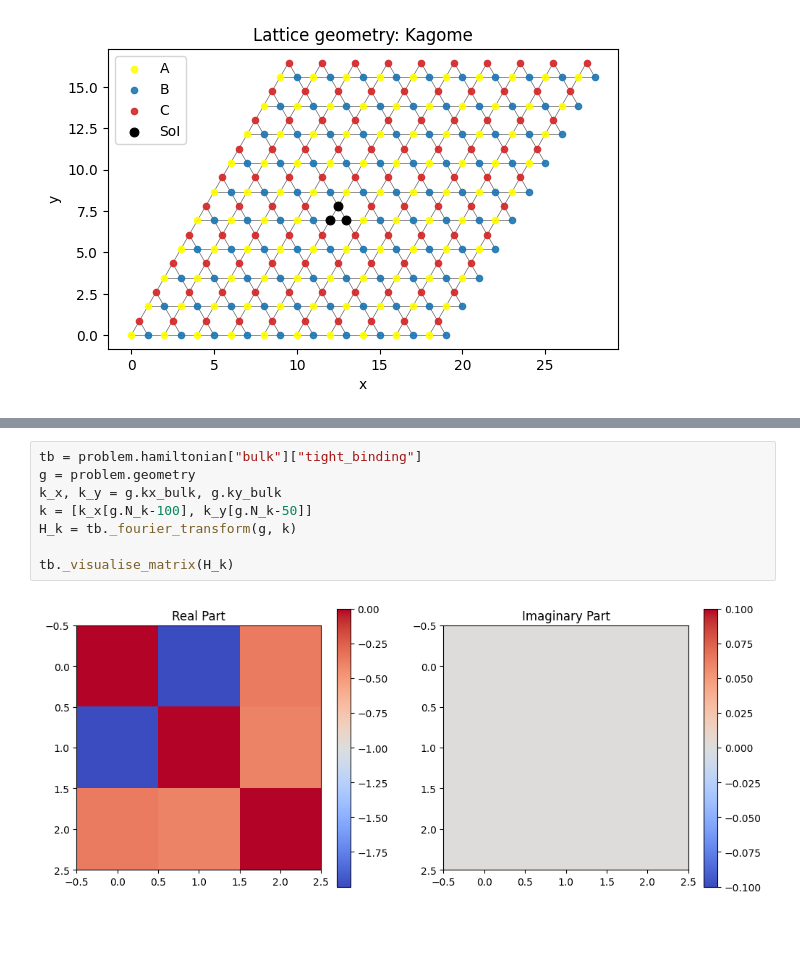
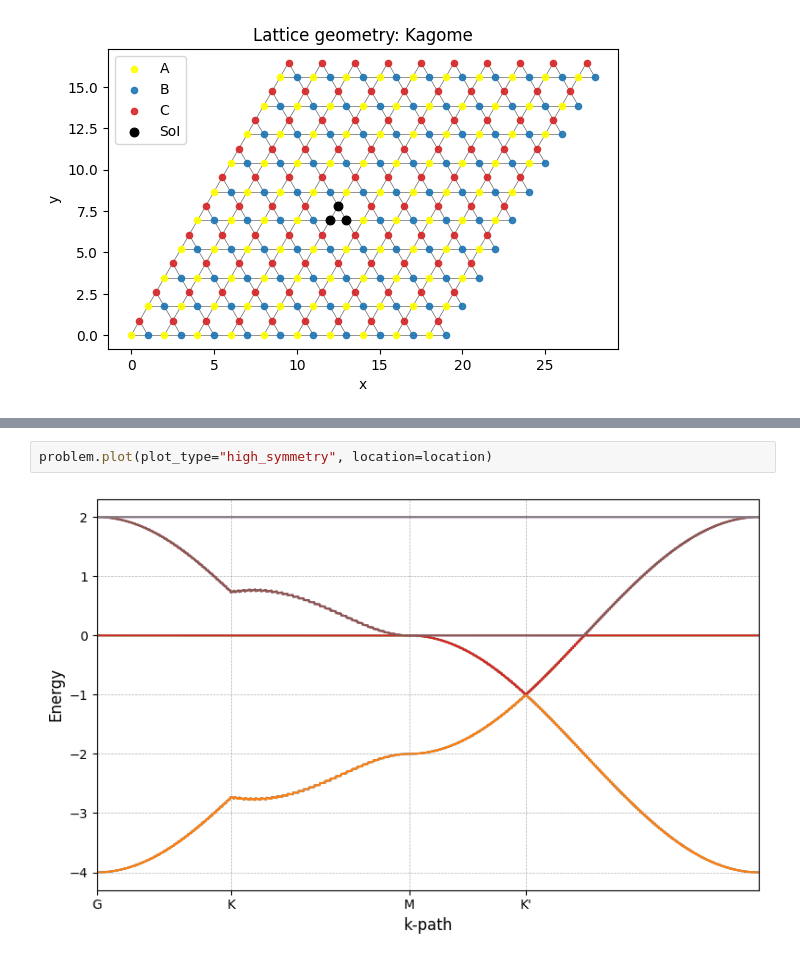
Before and after one commit to JaviLGPKE/topological_insulator, a Jupyter notebook: notebooks/kagome_bulk.ipynb, the cells around one changed output, grey strips where cells are left out. Saved outputs shown, nothing was run; the diff lists cells and outputs as text; blank space fills up the shorter version.

```diff
--- a/notebooks/kagome_bulk.ipynb
+++ b/notebooks/kagome_bulk.ipynb
@@ -47,10 +55,4 @@ problem.plot(plot_type="dispersion", location=location)
-# %%
-tb = problem.hamiltonian["bulk"]["tight_binding"]
-g = problem.geometry
-k_x, k_y = g.kx_bulk, g.ky_bulk
-k = [k_x[g.N_k-100], k_y[g.N_k-50]]
-H_k = tb._fourier_transform(g, k)
-
-tb._visualise_matrix(H_k)
-# %% [output]
-[figure, removed]
+# %%
+problem.plot(plot_type="high_symmetry", location=location)
+# %% [output]
+[figure, added]
```
Also changed, not shown: parts of 5 cells of this notebook, 15 other files.
